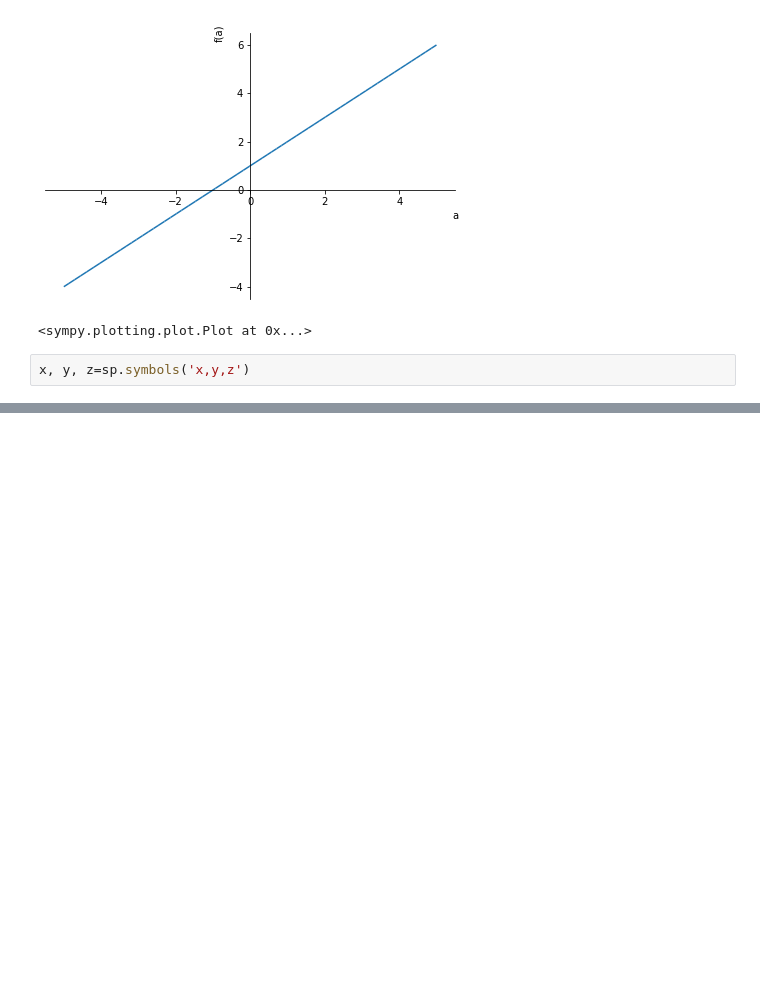
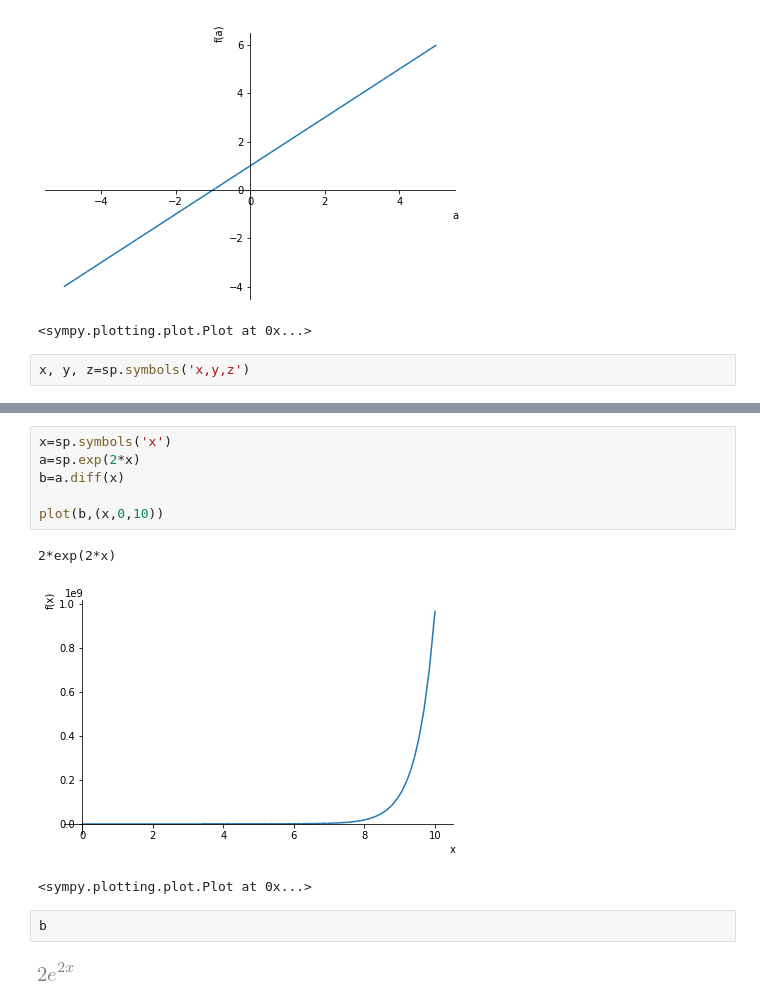
Before and after one commit to Ha-Nul/Anaconda, a Jupyter notebook: 2021 10 29 Wave equation plot , Sympy.ipynb, the cells around one changed output, grey strips where cells are left out. Saved outputs shown, nothing was run; the diff lists cells and outputs as text; blank space fills up the shorter version.

```diff
--- a/2021 10 29 Wave equation plot , Sympy.ipynb
+++ b/2021 10 29 Wave equation plot , Sympy.ipynb
@@ -28,0 +39,14 @@ round(math.pi,2)
+# %%
+x=sp.symbols('x')
+a=sp.exp(2*x)
+b=a.diff(x)
+
+plot(b,(x,0,10))
+# %% [output]
+2*exp(2*x)
+[figure, added]
+<sympy.plotting.plot.Plot at 0x...>
+# %%
+b
+# %% [output]
+[figure, added]
```
Also changed, not shown: parts of 4 cells of this notebook, 1 other file.
